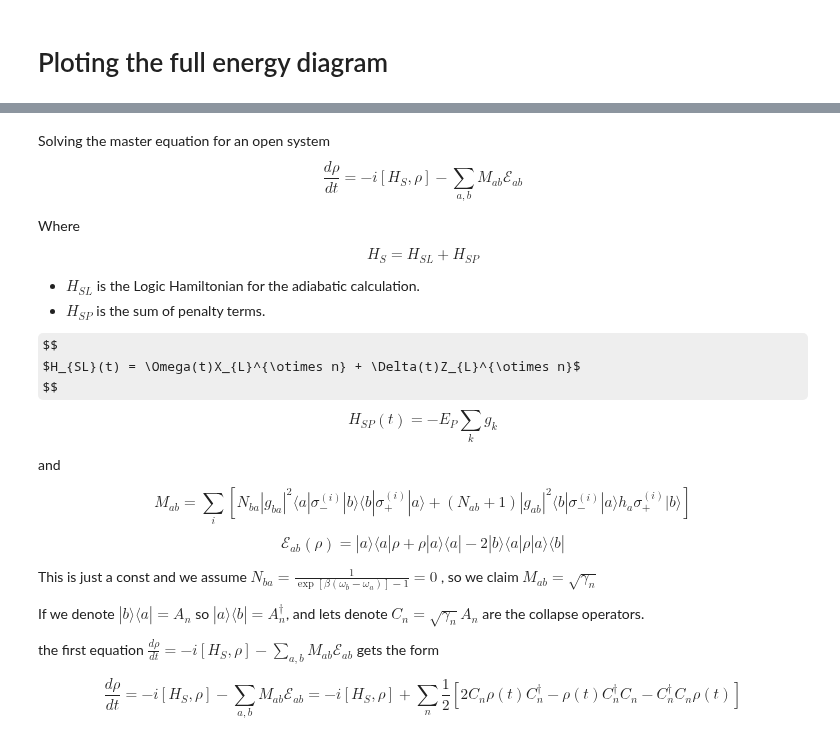
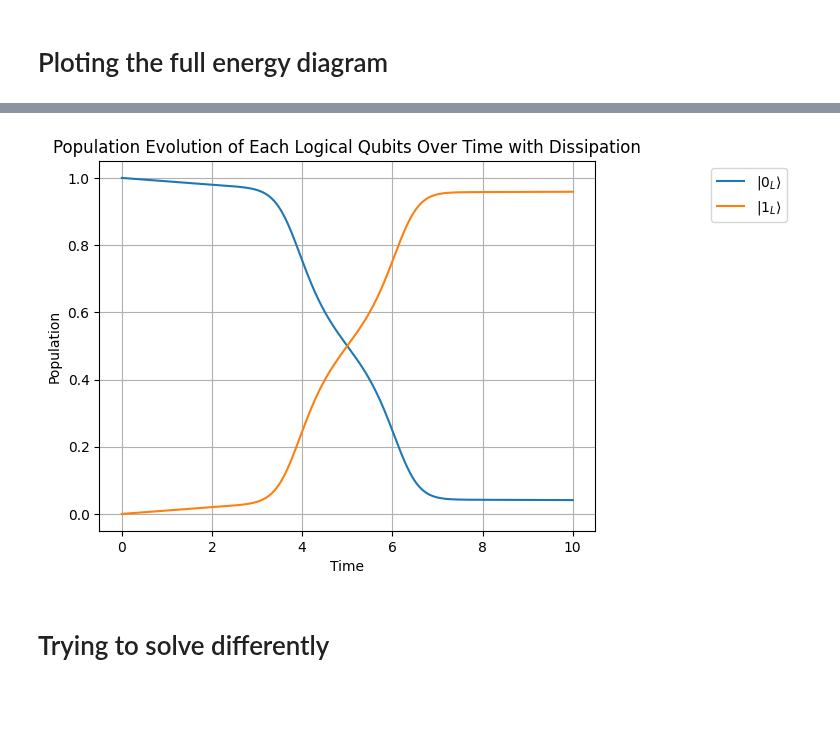
Before and after one commit to chenscheimq/QEC, a Jupyter notebook: RAP/RAP_stabilizers.ipynb, the cells around one changed output, grey strips where cells are left out. Saved outputs shown, nothing was run; the diff lists cells and outputs as text; code cells hidden in the pictures; some formulas as TeX source; blank space fills up the shorter version.

```diff
--- a/RAP/RAP_stabilizers.ipynb
+++ b/RAP/RAP_stabilizers.ipynb
@@ -211,43 +325,43 @@ plt.show()
+# %%
+Ep = 1000
+Hp = -Ep*(g1 + g2 + g3)
+
+T = 10
+t = np.linspace(0, T, 1000)
+sigma = 1
+omega_max = 50
+omega_t = omega_max * np.exp(-0.5 * ((t - T/2) / sigma) ** 2)
+delta_t = 2*omega_max*(t / (T/2) - 1)
+
+gamma_sqrt = 0.1
+
+# C_op = gamma_sqrt * sigmax()
+
+collapse_ops = [gamma_sqrt*logical_one*logical_zero.dag()]
+
+H_S = [[X_L, omega_t], [Z_L, delta_t], Hp]
+
+P0 = logical_zero*logical_zero.dag()
+P1 = logical_one*logical_one.dag()
+
+result = mesolve(H_S, logical_zero, t, c_ops=collapse_ops, e_ops=[P0, P1])
+
+pop_0 = result.expect[0]
+pop_1 = result.expect[1]
+
+plt.plot(t, pop_0, label=r'$|0_{L}\rangle$')
+plt.plot(t, pop_1, label=r'$|1_{L}\rangle$')
+
+plt.xlabel('Time')
+plt.ylabel('Population')
+plt.title('Population Evolution of Each Logical Qubits Over Time with Dissipation')
+plt.legend(loc='upper right', bbox_to_anchor=(1.4, 1))
+plt.grid()
+plt.show()
+# %% [output]
+[figure, added]
 # %% [markdown]
-Solving the master equation for an open system
-$$
-\frac{d\rho}{dt} = -i[H_{S}, \rho] - \sum_{a,b} M_{ab}\mathcal{E}_{ab}
-$$
-
-Where
-
-$$
-H_{S} = H_{SL} + H_{SP}
-$$
-
-- $ H_{SL} $ is the Logic Hamiltonian for the adiabatic calculation.
-- $ H_{SP} $ is the sum of penalty terms.
-
-$$
-$H_{SL}(t) = \Omega(t)X_{L}^{\otimes n} + \Delta(t)Z_{L}^{\otimes n}$
-$$
-$$
-H_{SP}(t) = -E_{P} \sum_{k} g_k
-$$
-
-and
-
-$$
-M_{ab} = \sum_i \left[N_{ba}|g_{ba}|^2 \langle a|\sigma^{(i)}_{-} |b\rangle \langle b| \sigma^{(i)}_{+} |a\rangle + (N_{ab} + 1)|g_{ab}|^2 \langle b|\sigma^{(i)}_{-} |a\rangle h_a \sigma^{(i)}_{+} |b\rangle \right]
-$$
-$$
-\mathcal{E}_{ab}(\rho) = |a\rangle \langle a| \rho + \rho |a\rangle \langle a| - 2 |b\rangle \langle a| \rho |a\rangle \langle b|
-$$
-
-This is just a const and we assume $N_{ba} = \frac{1}{\exp[\beta(\omega_b - \omega_a)] - 1} = 0$ , so we claim $M_{ab} = \sqrt{\gamma_{n}}$
-
-If we denote $|b\rangle \langle a| = A_{n}$ so $|a\rangle \langle b| = A_{n}^{\dagger}$, and lets denote $C_n = \sqrt{\gamma_n} A_{n}$ are the collapse operators.
-
-the first equation $\frac{d\rho}{dt} = -i[H_{S}, \rho] - \sum_{a,b} M_{ab}\mathcal{E}_{ab}$ gets the form
-
-$$
-\frac{d\rho}{dt} = -i[H_{S}, \rho] - \sum_{a,b} M_{ab}\mathcal{E}_{ab} = -i[H_{S}, \rho] + \sum_{n} \frac{1}{2}[2C_{n}\rho(t) C_{n}^{\dagger} - \rho(t)C_{n}^{\dagger} C_{n} - C_{n}^{\dagger} C_{n}\rho(t)]
-$$
+# Trying to solve differently
 # %%
 Ep = 200
 Hp = -Ep*(g1 + g2 + g3)
```
Also changed, not shown: parts of 8 cells of this notebook.
